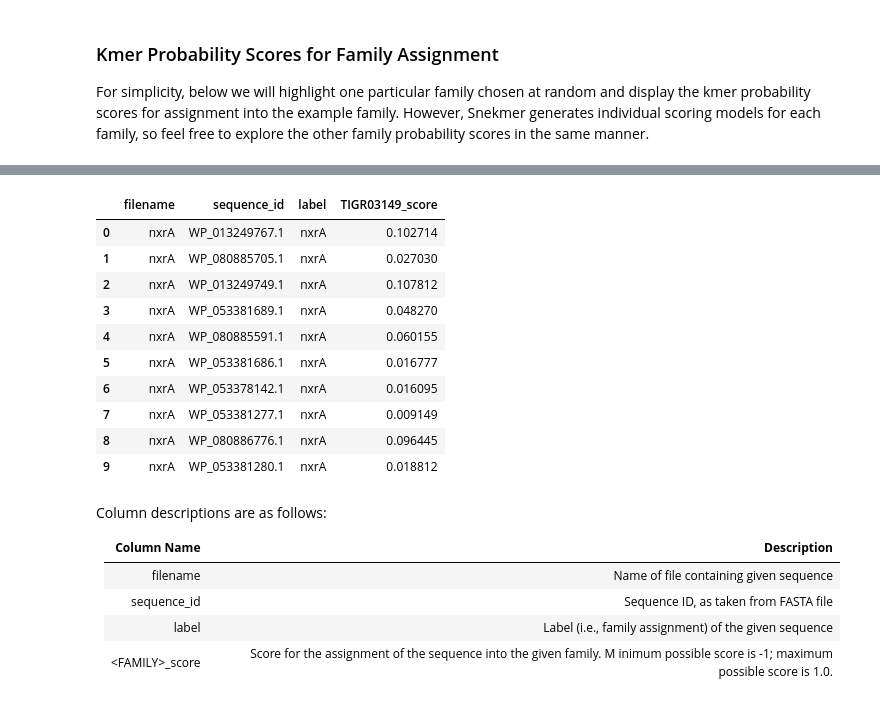
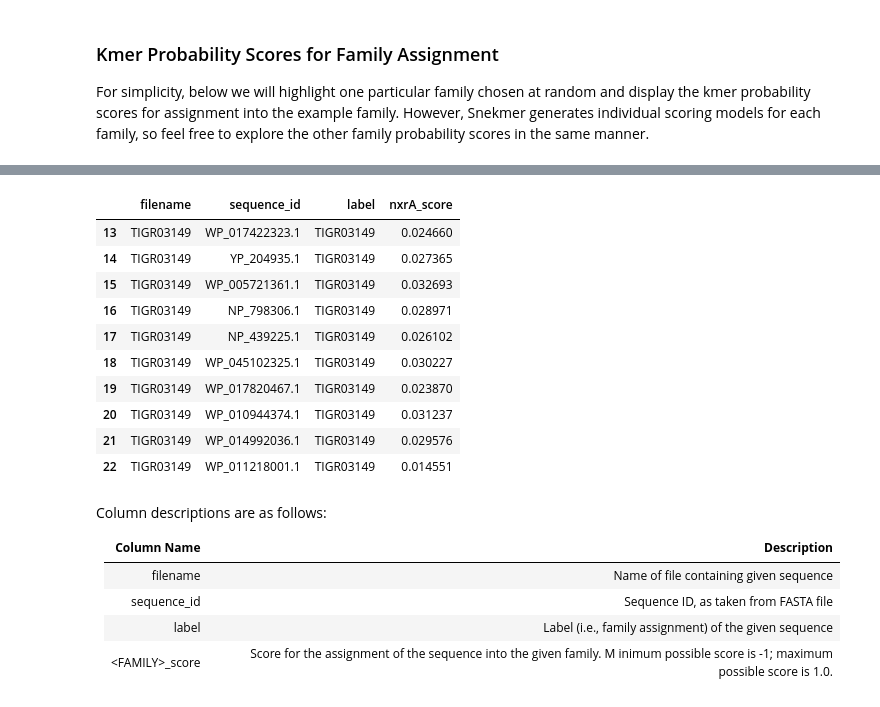
Before and after one commit to PNNL-CompBio/Snekmer, a Jupyter notebook: docs/source/tutorial/snekmer_demo.ipynb, the cells around one changed output, grey strips where cells are left out. Drawn from its saved outputs; the diff is of its cells as text; code cells hidden in the pictures.

```diff
--- a/docs/source/tutorial/snekmer_demo.ipynb
+++ b/docs/source/tutorial/snekmer_demo.ipynb
@@ -80,0 +56,19 @@ print(families)
+# %%
+# --- Paths (relative to resources/tutorial/snekmer_demo.ipynb) ---
+BASE    = os.path.join("..", "model_cluster_search_demo")
+IN_DIR  = os.path.join(BASE, "input")
+OUT_DIR = os.path.join(BASE, "output")
+
+# --- Load config ---
+with open(os.path.join("..", "config.yaml"), "r") as f:
+    config = yaml.safe_load(f)
+print("Loaded config from ../config.yaml")
+print(config)
+
+# --- Discover input families from input/*.fa* ---
+in_files = sorted(glob.glob(os.path.join(IN_DIR, "*.fa*")))
+filenames = [os.path.splitext(f)[0] for f in in_files]  # strip only last ext
+families = sorted([os.path.basename(os.path.splitext(f)[0]) for f in in_files])
+
+print("Input files:", [os.path.basename(f) for f in in_files])
+print("Families:", families)
@@ -140,8 +139,8 @@ example_family = np.random.choice(families)
 print("example family:\t", example_family)
 
 # show relevant subset of columns
-example_score_output = pd.read_csv(
-    os.path.join("demo_example", "output", "scoring", "sequences", f"{example_family}.csv.gz")
+seq_scores = pd.read_csv(
+    os.path.join(OUT_DIR, "scoring", "sequences", f"{example_family}.csv.gz")
 )[["filename", "sequence_id", "label", f"{example_family}_score"]]
-example_score_output
+seq_scores
 # %% [output]
@@ -177,18 +176,18 @@ example_score_output[example_score_output["label"] == example_family].head(10)
 # %%
 # first 10 probability scores for out-of-family kmers
-example_score_output[example_score_output["label"] != example_family].head(10)
+seq_scores[seq_scores["label"] != example_family].head(10)
 # %% [output]
-|  | filename | sequence_id | label | TIGR03149_score |
-| 0 | nxrA | WP_013249767.1 | nxrA | 0.102714 |
-| 1 | nxrA | WP_080885705.1 | nxrA | 0.027030 |
-| 2 | nxrA | WP_013249749.1 | nxrA | 0.107812 |
-| 3 | nxrA | WP_053381689.1 | nxrA | 0.048270 |
-| 4 | nxrA | WP_080885591.1 | nxrA | 0.060155 |
-| 5 | nxrA | WP_053381686.1 | nxrA | 0.016777 |
-| 6 | nxrA | WP_053378142.1 | nxrA | 0.016095 |
-| 7 | nxrA | WP_053381277.1 | nxrA | 0.009149 |
-| 8 | nxrA | WP_080886776.1 | nxrA | 0.096445 |
-| 9 | nxrA | WP_053381280.1 | nxrA | 0.018812 |
+|  | filename | sequence_id | label | nxrA_score |
+| 13 | TIGR03149 | WP_017422323.1 | TIGR03149 | 0.024660 |
+| 14 | TIGR03149 | YP_204935.1 | TIGR03149 | 0.027365 |
+| 15 | TIGR03149 | WP_005721361.1 | TIGR03149 | 0.032693 |
+| 16 | TIGR03149 | NP_798306.1 | TIGR03149 | 0.028971 |
+| 17 | TIGR03149 | NP_439225.1 | TIGR03149 | 0.026102 |
+| 18 | TIGR03149 | WP_045102325.1 | TIGR03149 | 0.030227 |
+| 19 | TIGR03149 | WP_017820467.1 | TIGR03149 | 0.023870 |
+| 20 | TIGR03149 | WP_010944374.1 | TIGR03149 | 0.031237 |
+| 21 | TIGR03149 | WP_014992036.1 | TIGR03149 | 0.029576 |
+| 22 | TIGR03149 | WP_011218001.1 | TIGR03149 | 0.014551 |
 # %% [markdown]
 Column descriptions are as follows:
 
```
Also changed, not shown: parts of 11 cells of this notebook, 53 other files.
